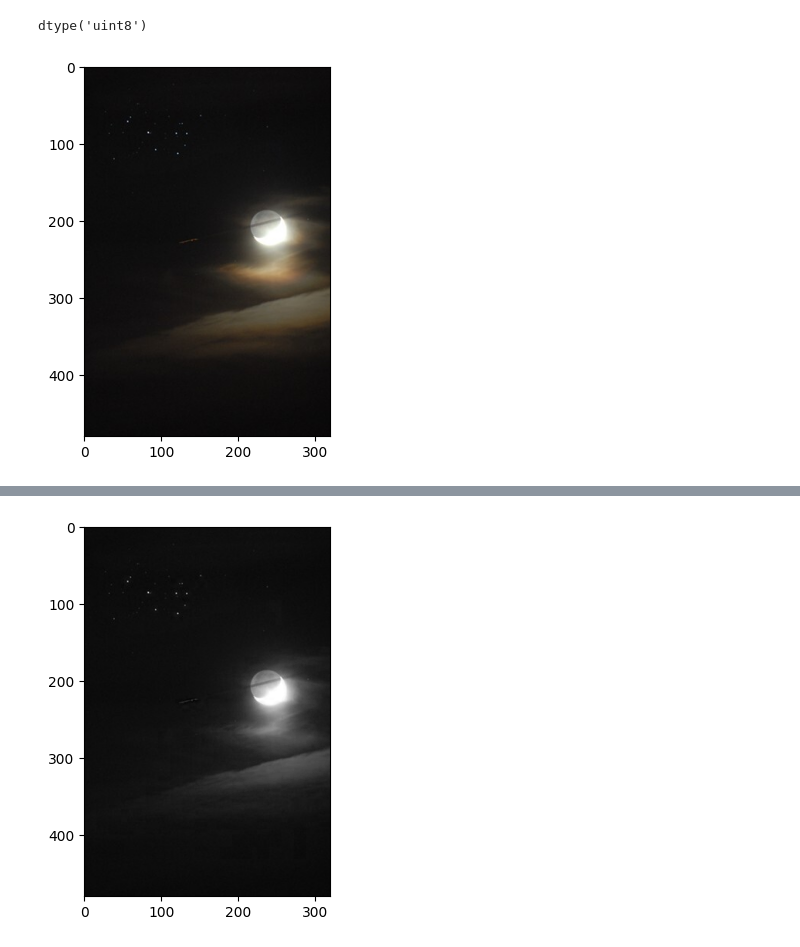
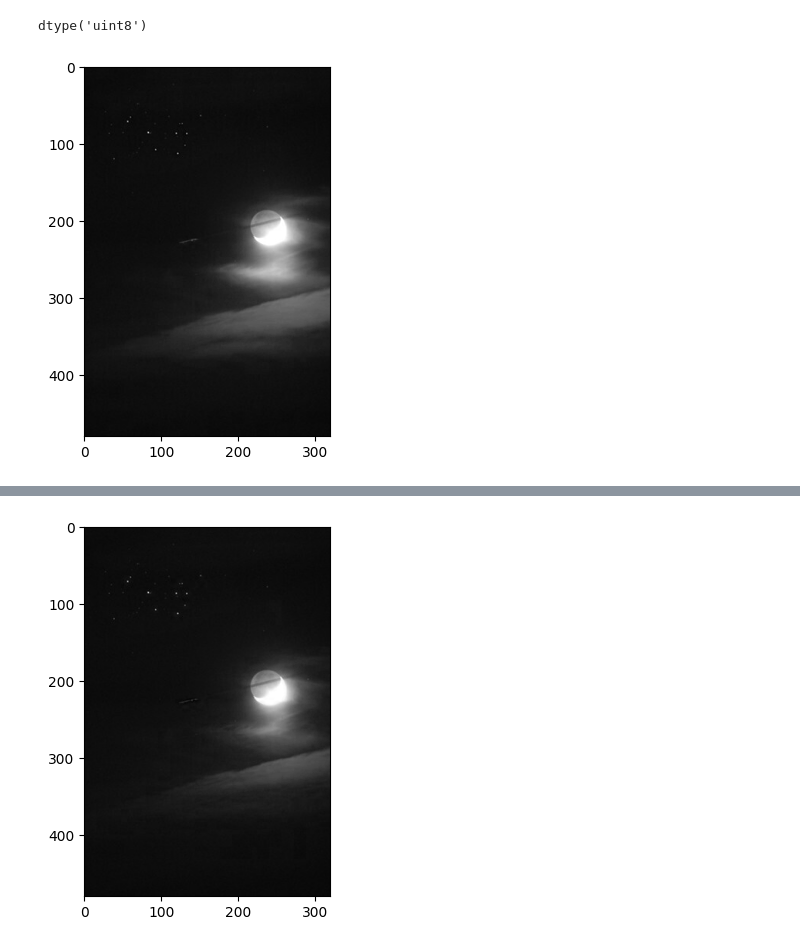
Before and after one commit to MauricioRPF/Spartificial_ML, a Jupyter notebook: W2S3_Python_Libraries_(Completed).ipynb, the cells around one changed output, grey strips where cells are left out. Cells and saved outputs as stored; diff of their text form; code cells hidden in the pictures.

```diff
--- a/W2S3_Python_Libraries_(Completed).ipynb
+++ b/W2S3_Python_Libraries_(Completed).ipynb
@@ -194,6 +209,6 @@ img_path = '/content/Moon-Pleiades-AirplaneLR.jpg'
 # %%
 # Read the image path and convert it to array of pixels
-img_array = imread(img_path)
+img_array = imread('image.jpg')
 # %%
 # What is the shape of this image?
 print(img_array.shape)
@@ -243,7 +258,7 @@ img_array.dtype
 dtype('uint8')
 # %%
 # Visualize the image
-plt.imshow(img_array, cmap = 'viridis')
+plt.imshow(img_array[:, :, 0], cmap = 'gray')
 plt.show()
 # %% [output]
-[figure, old version]
+[figure, new version]
```
Also changed, not shown: parts of 5 cells of this notebook.
